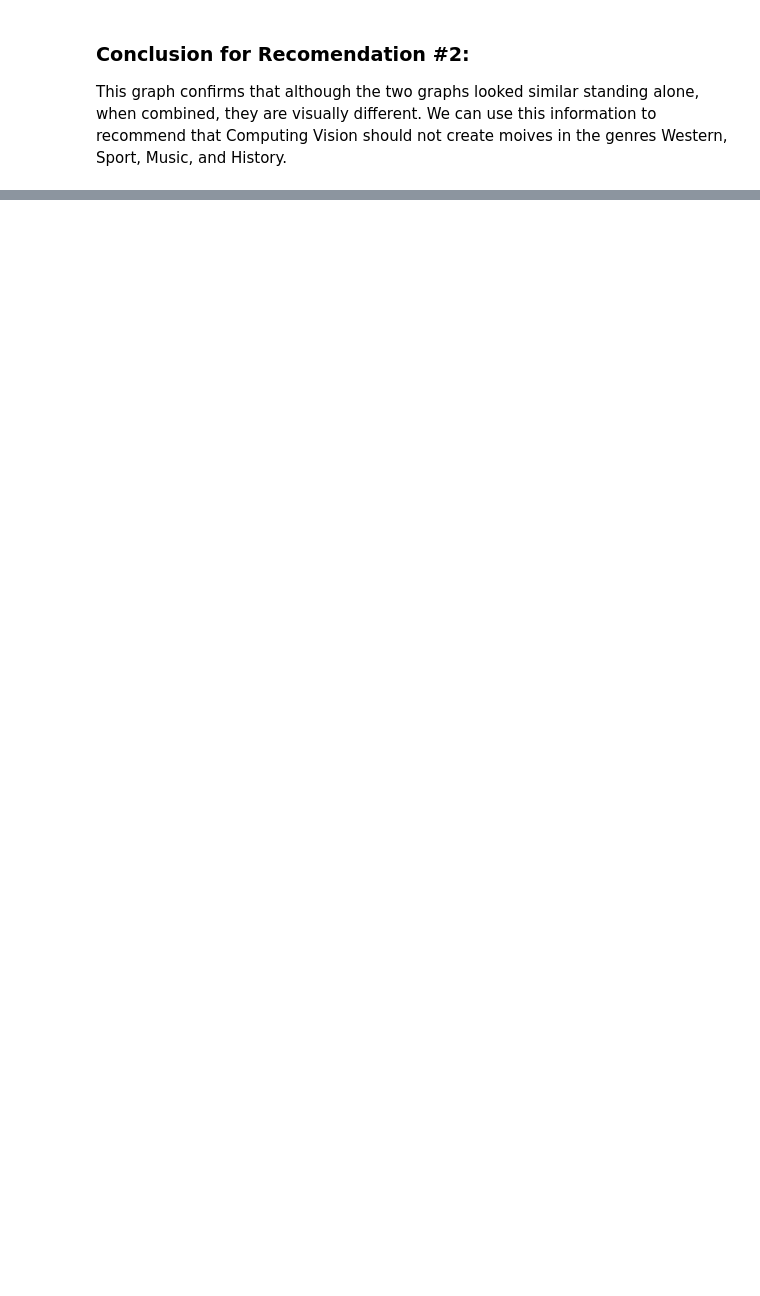
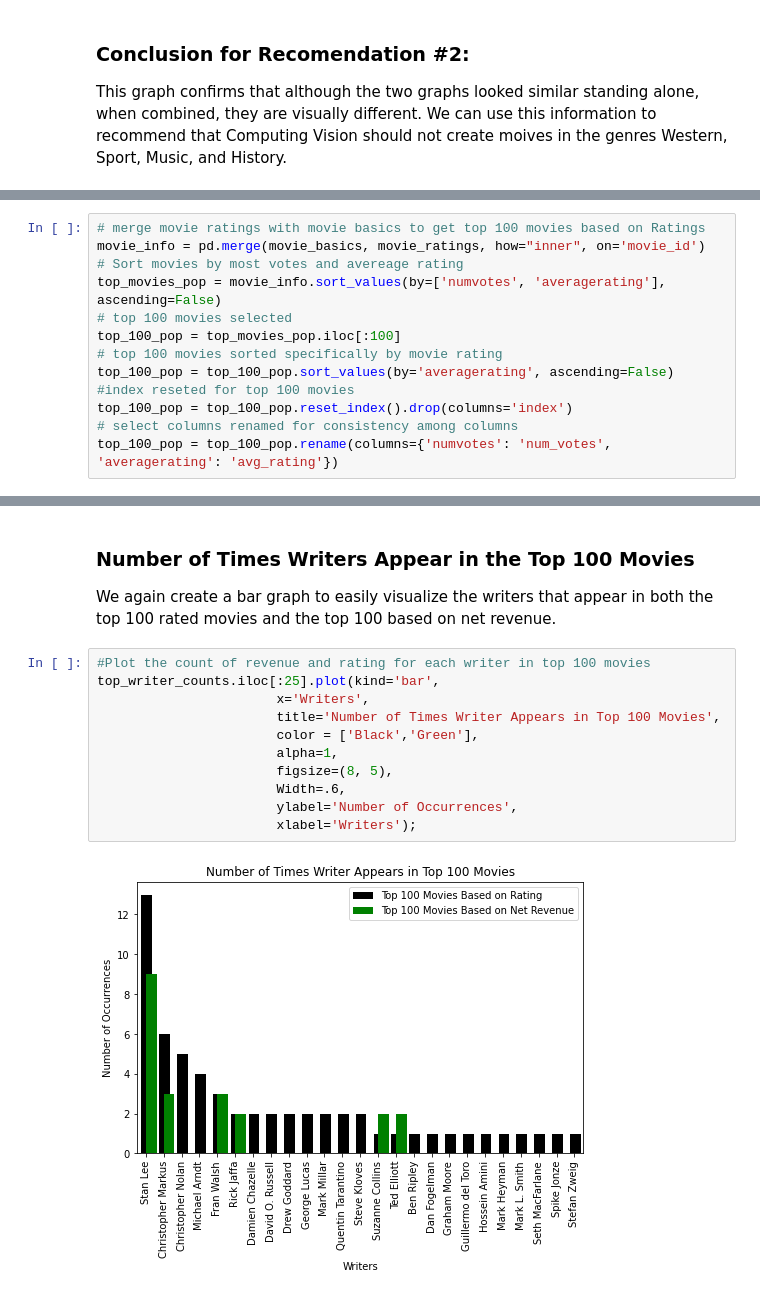
Before and after one commit to reboyce/Gilbert-Team-Repo, a Jupyter notebook: Notebooks/Final Notebook.ipynb, the cells around one changed output, grey strips where cells are left out. Drawn from its saved outputs; the diff is of its cells as text; blank space fills up the shorter version.

```diff
--- a/Notebooks/Final Notebook.ipynb
+++ b/Notebooks/Final Notebook.ipynb
@@ -480,0 +489,13 @@ This graph confirms that although the two graphs looked similar standing alone,
+# %%
+# merge movie ratings with movie basics to get top 100 movies based on Ratings
+movie_info = pd.merge(movie_basics, movie_ratings, how="inner", on='movie_id')
+# Sort movies by most votes and avereage rating
+top_movies_pop = movie_info.sort_values(by=['numvotes', 'averagerating'], ascending=False)
+# top 100 movies selected
+top_100_pop = top_movies_pop.iloc[:100]
+# top 100 movies sorted specifically by movie rating
+top_100_pop = top_100_pop.sort_values(by='averagerating', ascending=False)
+#index reseted for top 100 movies
+top_100_pop = top_100_pop.reset_index().drop(columns='index')
+# select columns renamed for consistency among columns
+top_100_pop = top_100_pop.rename(columns={'numvotes': 'num_votes', 'averagerating': 'avg_rating'})
@@ -480,0 +640,16 @@ This graph confirms that although the two graphs looked similar standing alone,
+# %% [markdown]
+### Number of Times Writers Appear in the Top 100 Movies
+We again create a bar graph to easily visualize the writers that appear in both the top 100 rated movies and the top 100 based on net revenue.
+# %%
+#Plot the count of revenue and rating for each writer in top 100 movies
+top_writer_counts.iloc[:25].plot(kind='bar',
+                       x='Writers',
+                       title='Number of Times Writer Appears in Top 100 Movies',
+                       color = ['Black','Green'],
+                       alpha=1,
+                       figsize=(8, 5),
+                       Width=.6,
+                       ylabel='Number of Occurrences',
+                       xlabel='Writers');
+# %% [output]
+[figure, added]
```
Also changed, not shown: parts of 43 cells of this notebook, 2 other files.
